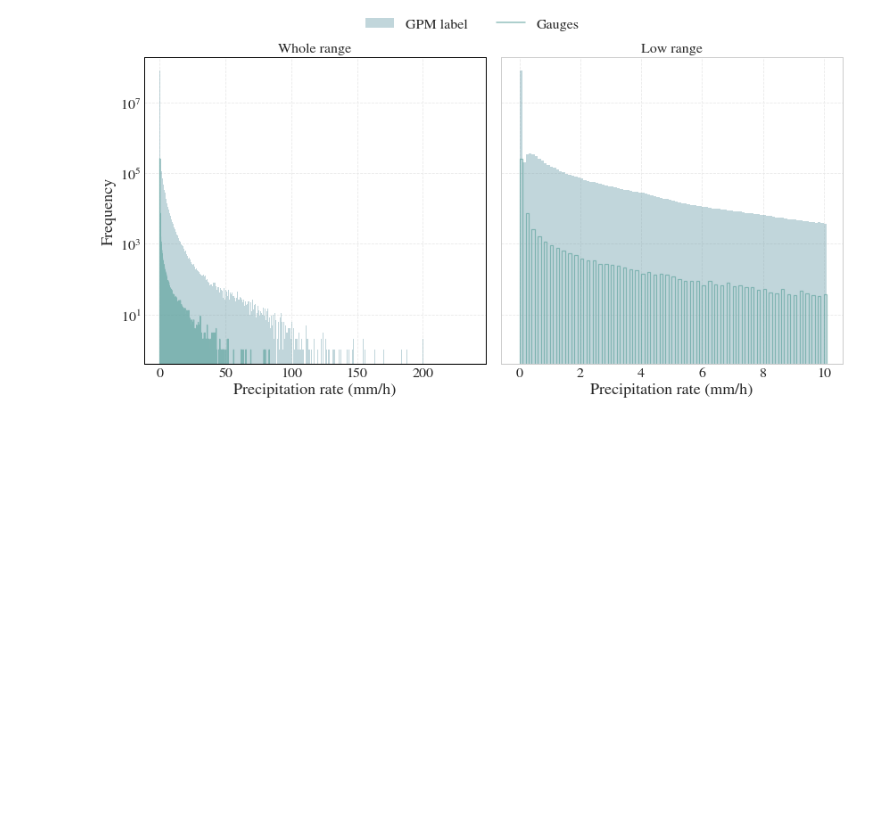
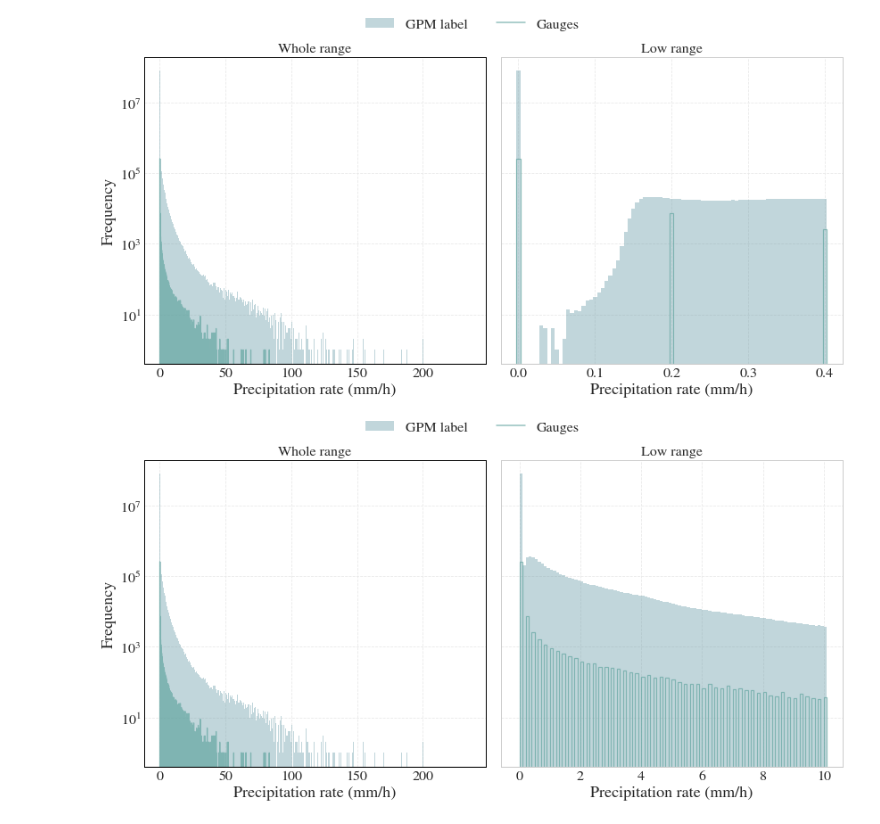
Before and after one commit to ingridingemarsson/geostat-masters-thesis, a Jupyter notebook: notebooks/check_histograms_of_rain_rate.ipynb, the cells around one changed output. Drawn from its saved outputs; the diff is of its cells as text; code cells hidden in the pictures; blank space fills up the shorter version.

```diff
--- a/notebooks/check_histograms_of_rain_rate.ipynb
+++ b/notebooks/check_histograms_of_rain_rate.ipynb
@@ -75,3 +113,30 @@ gauges = combined.gauge_precip.values[mask==0].flatten()
+# %%
+start = -0.1
+end = 236.0
+binsize = 0.1
+num_of_bins = int(np.round((end-start)/binsize)+1)
+bins = np.linspace(start,end,num_of_bins)
+
+start2 = -0.0025
+end2 = 0.4025
+binsize2 = 0.005
+num_of_bins2 = int(np.round((end2-start2)/binsize2)+1)
+bins2 = np.linspace(start2,end2,num_of_bins2)
+
+data_dict = {}
+quantity = 'precipitation rate (mm/h)'
+data_dict['gpm_var'] = y_train
+data_dict['gauge_precip'] = gauges
+
+plotDistribution(data_dict, bins, 'gpm_var',
+                 ['gauge_precip'],
+                 #crop_at=5,
+                 bins2=bins2,
+                quantity=quantity,
+                #filename='../plots/thesis/gpmgauges_dist_train.pdf'
+                )
+# %% [output]
+[figure, added]
 # %%
 start = -0.1
 end = 236.0
```
Also changed, not shown: parts of 6 cells of this notebook, 5 other files.
